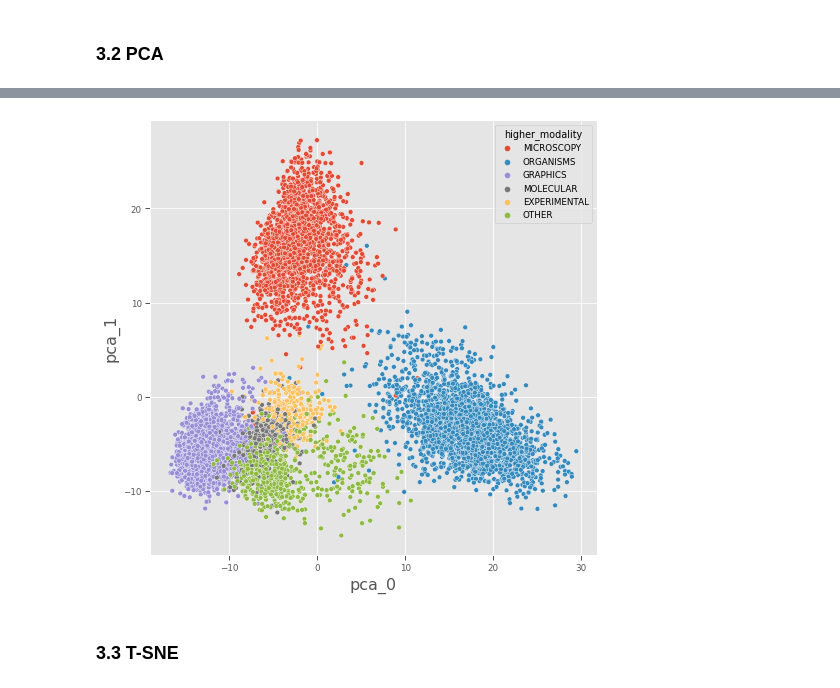
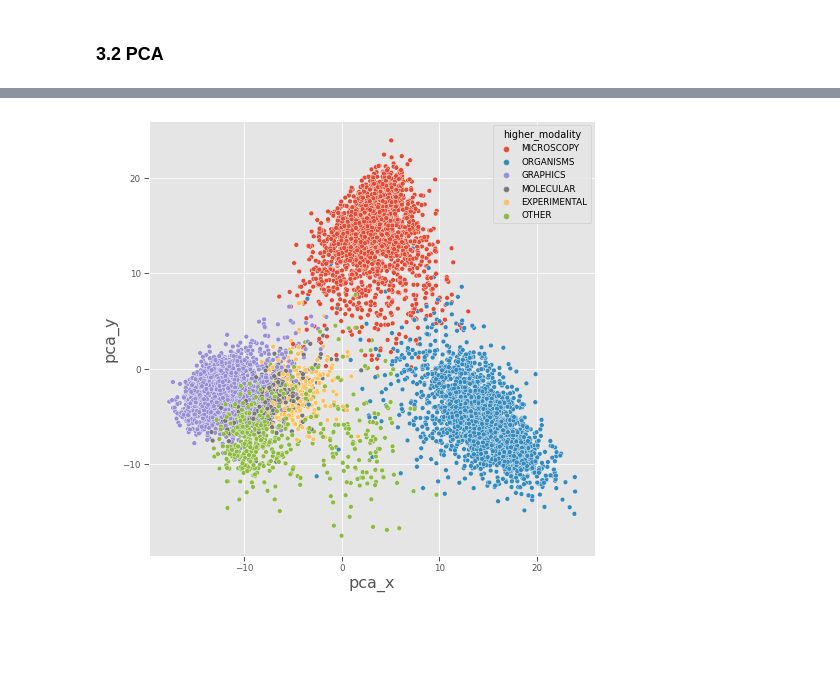
Before and after one commit to jtrells/biomedical-image-classification, a Jupyter notebook: nb/06.Embedding Representation Higher Modality.ipynb, the cells around one changed output, grey strips where cells are left out. Drawn from its saved outputs; the diff is of its cells as text; code cells hidden in the pictures; blank space fills up the shorter version.

Commit message:
adding projection function

```diff
--- a/nb/06.Embedding Representation Higher Modality.ipynb
+++ b/nb/06.Embedding Representation Higher Modality.ipynb
@@ -136,2 +97,4 @@ plt.title('UMAP projection of the Higher Modality dataset', fontsize=12);
+# %%
+df_projection = pd.read_csv(f'/mnt/artifacts/projections/higher_modality_v1.csv',sep = '\t')
 # %%
 plt.figure(figsize=(8,8))
@@ -157,10 +108,7 @@ plt.title('PCA projection of the Higher Modality dataset', fontsize=12);
 # %%
-sns.set_context("paper", rc={"font.size":16,"axes.titlesize":16,"axes.labelsize":16})
 plt.figure(figsize=(8,8))
-df1 = df_pca_train.reset_index(drop = True)
-sns.scatterplot(data=df1, x="pca_0", y="pca_1", hue="higher_modality")
+df1 = df_projection[df_projection['split_set']=='TRAIN'].reset_index(drop = True)
+sns.scatterplot(data=df1, x="pca_x", y="pca_y", hue="higher_modality")
 plt.show()
 # %% [output]
-[figure, old version]
+[figure, new version]
-# %% [markdown]
-### 3.3 T-SNE
```
Also changed, not shown: parts of 13 cells of this notebook, 1 other file.
